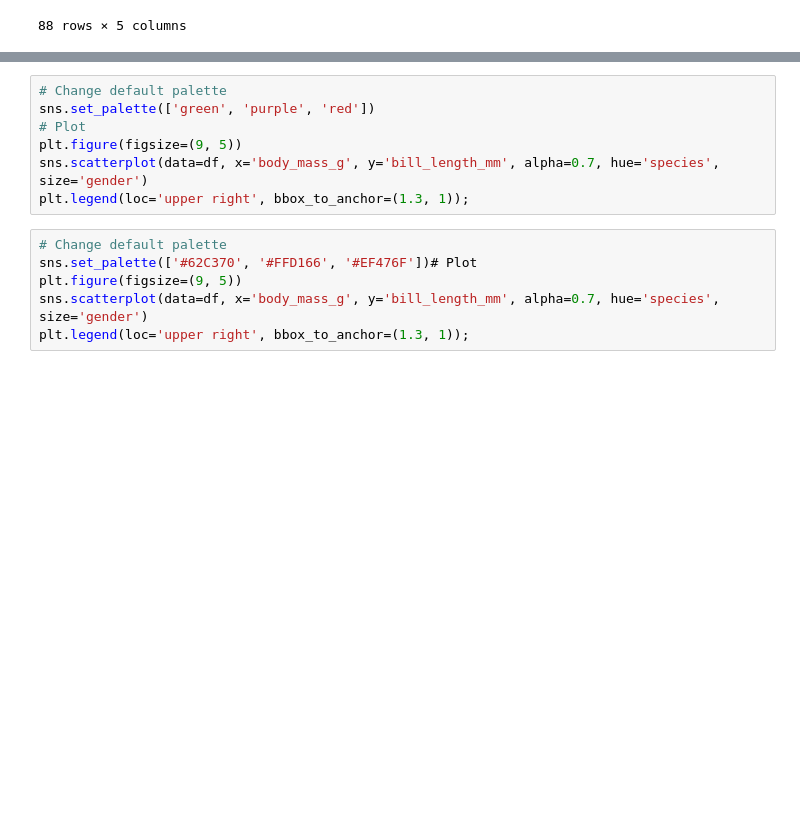
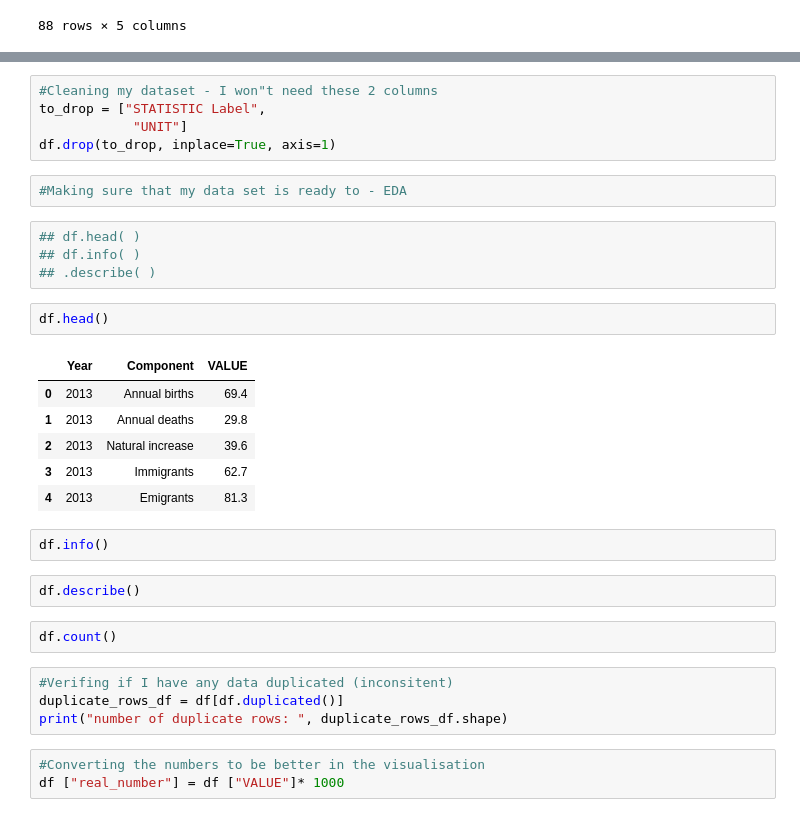
Before and after one commit to Lylkend-Albuquerque/CA1-2023, a Jupyter notebook: CA-1.ipynb, the cells around one changed output, grey strips where cells are left out. Drawn from its saved outputs; the diff is of its cells as text; blank space fills up the shorter version.

```diff
--- a/CA-1.ipynb
+++ b/CA-1.ipynb
@@ -55,13 +25,33 @@ plt.legend(loc='upper right', bbox_to_anchor=(1.3, 1));
-# %%
-# Change default palette
-sns.set_palette(['green', 'purple', 'red'])
-# Plot
-plt.figure(figsize=(9, 5))
-sns.scatterplot(data=df, x='body_mass_g', y='bill_length_mm', alpha=0.7, hue='species', size='gender')
-plt.legend(loc='upper right', bbox_to_anchor=(1.3, 1));
-# %%
-# Change default palette
-sns.set_palette(['#62C370', '#FFD166', '#EF476F'])# Plot
-plt.figure(figsize=(9, 5))
-sns.scatterplot(data=df, x='body_mass_g', y='bill_length_mm', alpha=0.7, hue='species', size='gender')
-plt.legend(loc='upper right', bbox_to_anchor=(1.3, 1));
+# %%
+#Cleaning my dataset - I won"t need these 2 columns
+to_drop = ["STATISTIC Label",
+            "UNIT"]
+df.drop(to_drop, inplace=True, axis=1)
+# %%
+#Making sure that my data set is ready to - EDA
+# %%
+## df.head( )
+## df.info( )
+## .describe( )
+# %%
+df.head()
+# %% [output]
+|  | Year | Component | VALUE |
+| 0 | 2013 | Annual births | 69.4 |
+| 1 | 2013 | Annual deaths | 29.8 |
+| 2 | 2013 | Natural increase | 39.6 |
+| 3 | 2013 | Immigrants | 62.7 |
+| 4 | 2013 | Emigrants | 81.3 |
+# %%
+df.info()
+# %%
+df.describe()
+# %%
+df.count()
+# %%
+#Verifing if I have any data duplicated (inconsitent)
+duplicate_rows_df = df[df.duplicated()]
+print("number of duplicate rows: ", duplicate_rows_df.shape)
+# %%
+#Converting the numbers to be better in the visualisation
+df ["real_number"] = df ["VALUE"]* 1000
```
Also changed, not shown: parts of 9 cells of this notebook.
